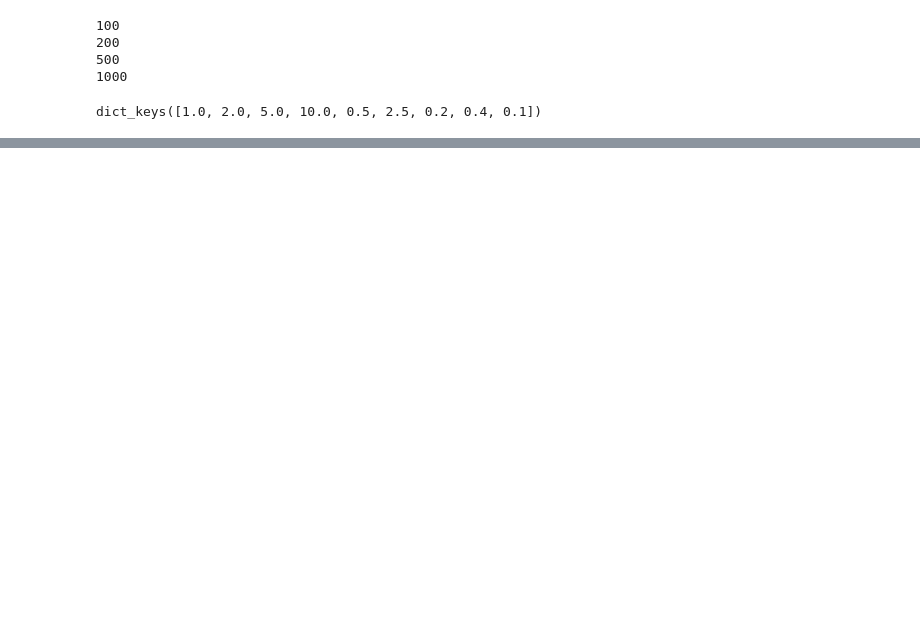
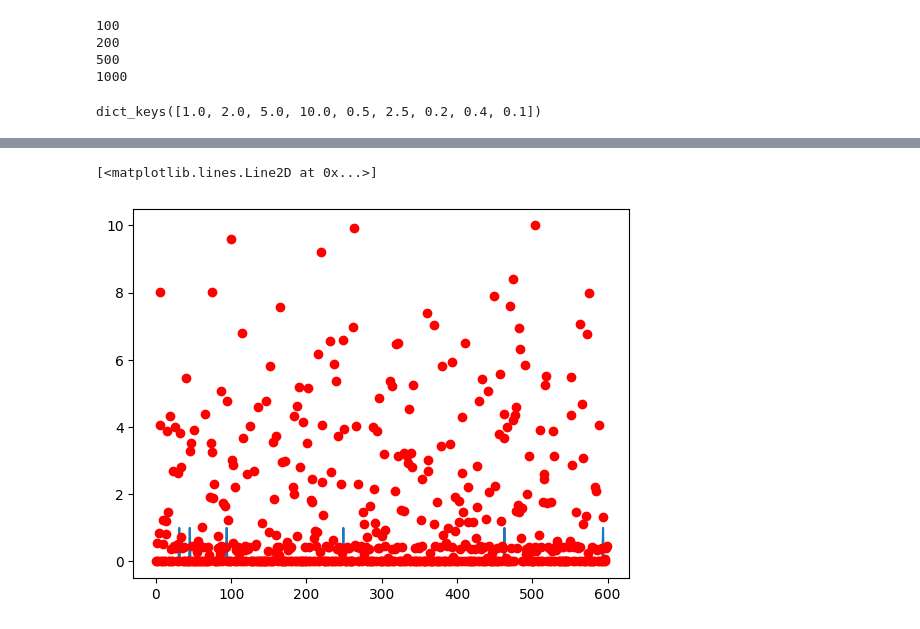
Before and after one commit to wormLove/DCNet, a Jupyter notebook: DCNet_Pytorch.ipynb, the cells around one changed output, grey strips where cells are left out. Saved outputs shown, nothing was run; the diff lists cells and outputs as text; code cells hidden in the pictures; blank space fills up the shorter version.

```diff
--- a/DCNet_Pytorch.ipynb
+++ b/DCNet_Pytorch.ipynb
@@ -610,0 +588,13 @@ tensor([[  0.,   0.,   0.,   0.,   0.],
+# %%
+n, m, s = 500, 600, 0.01
+w_n = init_wights(n, m, 0.1)
+y = get_sparse_inputs(m, s)
+x = torch.mm(y, w_n.T)
+l = ModuleD(w_n)
+y_hat = l(x)
+
+plt.plot(y[0,:].numpy())
+plt.plot(y_hat[0,:].numpy(), 'o', color='r')
+# %% [output]
+[<matplotlib.lines.Line2D at 0x...>]
+[figure, added]
```
Also changed, not shown: parts of 9 cells of this notebook.
